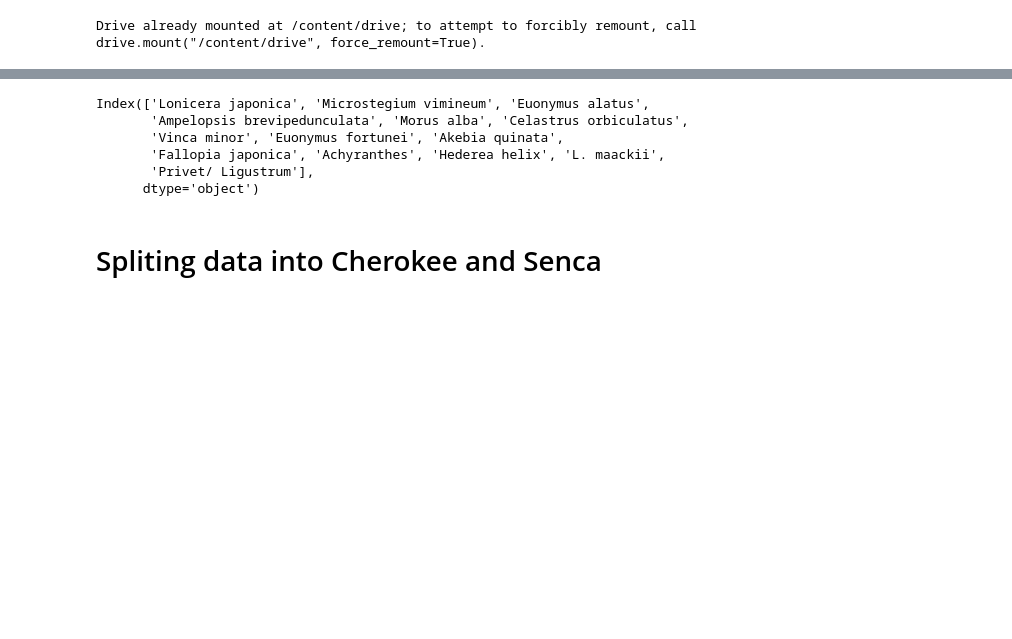
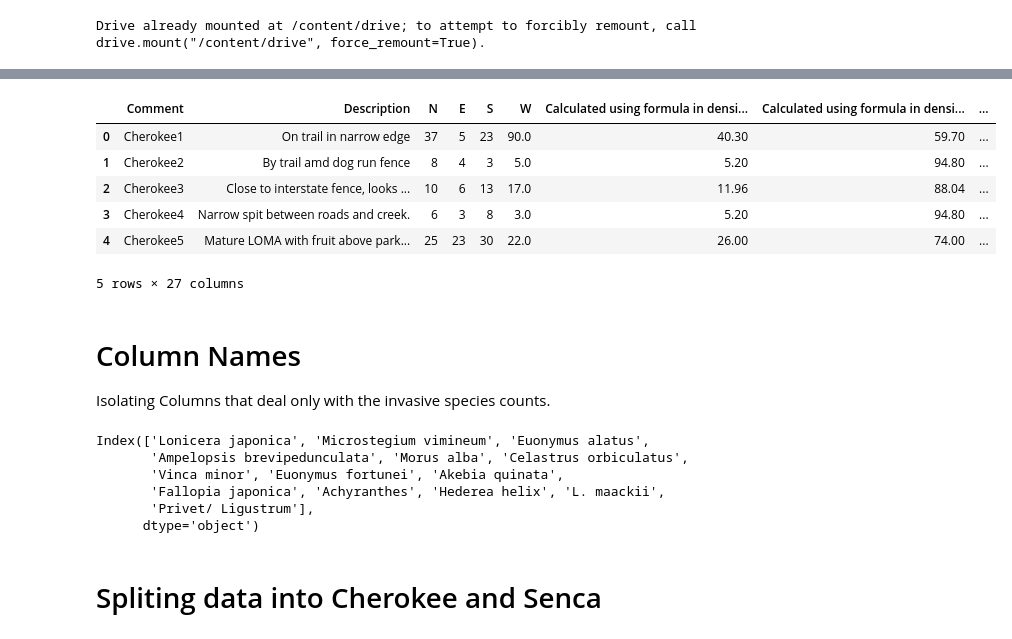
Before and after one commit to zaccowan/MLA_ZSC, a Jupyter notebook: SenakeeEDA/Cherokee_Seneca_2022_2024_EDA.ipynb, the cells around one changed output, grey strips where cells are left out. Drawn from its saved outputs; the diff is of its cells as text; code cells hidden in the pictures; blank space fills up the shorter version.

```diff
--- a/SenakeeEDA/Cherokee_Seneca_2022_2024_EDA.ipynb
+++ b/SenakeeEDA/Cherokee_Seneca_2022_2024_EDA.ipynb
@@ -18,3 +40,17 @@ senakee2022 = pd.read_excel('/content/drive/MyDrive/Senakee/Senakee_Invasive.xls
+# %%
+senakee2022.head()
+# %% [output]
+|  | Comment | Description | N | E | S | W | Calculated using formula in densi... | Calculated using formula in densi... | ... |
+| 0 | Cherokee1 | On trail in narrow edge | 37 | 5 | 23 | 90.0 | 40.30 | 59.70 | ... |
+| 1 | Cherokee2 | By trail amd dog run fence | 8 | 4 | 3 | 5.0 | 5.20 | 94.80 | ... |
+| 2 | Cherokee3 | Close to interstate fence, looks ... | 10 | 6 | 13 | 17.0 | 11.96 | 88.04 | ... |
+| 3 | Cherokee4 | Narrow spit between roads and creek. | 6 | 3 | 8 | 3.0 | 5.20 | 94.80 | ... |
+| 4 | Cherokee5 | Mature LOMA with fruit above park... | 25 | 23 | 30 | 22.0 | 26.00 | 74.00 | ... |
+5 rows × 27 columns
+# %% [markdown]
+# Column Names
+
+Isolating Columns that deal only with the invasive species counts.
 # %%
 species_cols = senakee2024.columns[10:24]
 species_cols
```
Also changed, not shown: parts of 5 cells of this notebook.
